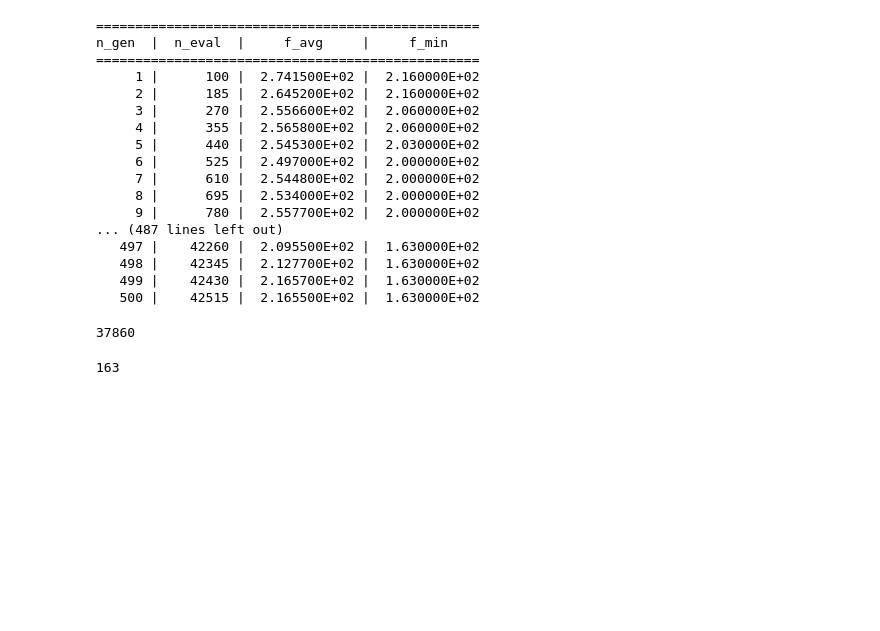
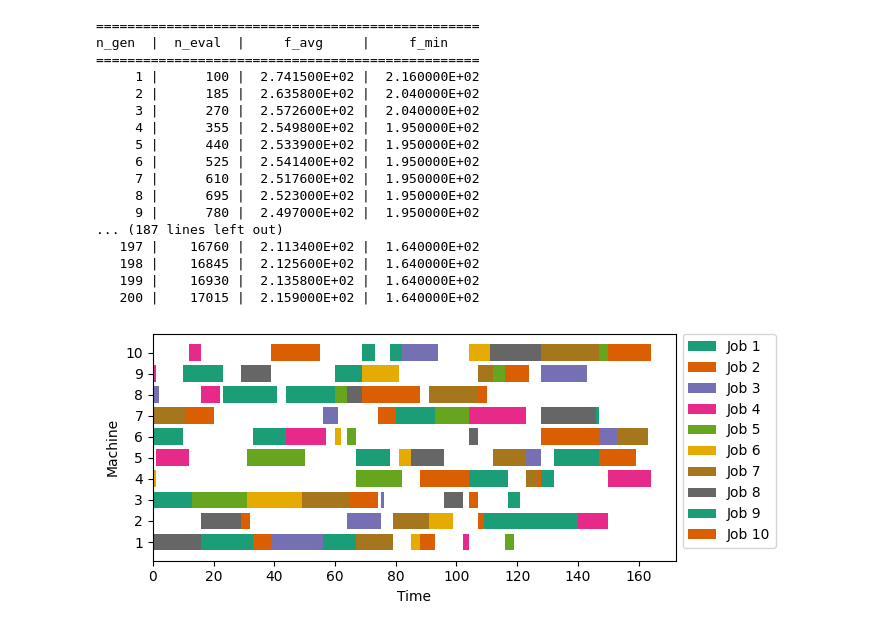
Before and after one commit to bruscalia/jobshop, a Jupyter notebook: notebooks/test_brkga.ipynb, the cells around one changed output. Cells and saved outputs as stored; diff of their text form; code cells hidden in the pictures; blank space fills up the shorter version.

```diff
--- a/notebooks/test_brkga.ipynb
+++ b/notebooks/test_brkga.ipynb
@@ -10,5 +9,5 @@ from pymoo.optimize import minimize
 # %%
-params = JobShopRandomParams(10, 10, seed=12)  # 10, 10 seed 12 known optimal solution 153
+params = JobShopRandomParams(10, 10, t_span=(0, 20), seed=12)  # 10, 10 seed 12 known optimal solution 153
 # %%
 class JobShopProblem(ElementwiseProblem):
 
@@ -33,7 +32,7 @@ class JobShopProblem(ElementwiseProblem):
 # %%
 class DuplicatesEncoder(ElementwiseDuplicateElimination):
 
-    def __init__(self, x_tol=0.01) -> None:
+    def __init__(self, x_tol=1e-3) -> None:
         super().__init__()
         self.x_tol = x_tol
 
@@ -46,34 +45,30 @@ class DuplicatesEncoder(ElementwiseDuplicateElimination):
 brkga = BRKGA(
     pop_size=100,
     perc_elite=0.15,
-    perc_mutants=0.2,
-    bias=0.7,
-    eliminate_duplicates=DuplicatesEncoder(0.00001),
+    perc_mutants=0.15,
+    bias=0.8,
+    eliminate_duplicates=DuplicatesEncoder(1e-5),
 )
 problem = JobShopProblem(params)
 # %%
-res = minimize(problem, brkga, ("n_gen", 500), verbose=True, seed=12)
+res = minimize(problem, brkga, ("n_gen", 200), verbose=True, seed=12)
 # %% [output]
 =================================================
 n_gen  |  n_eval  |     f_avg     |     f_min
 =================================================
      1 |      100 |  2.741500E+02 |  2.160000E+02
-     2 |      185 |  2.645200E+02 |  2.160000E+02
-     3 |      270 |  2.556600E+02 |  2.060000E+02
-     4 |      355 |  2.565800E+02 |  2.060000E+02
-     5 |      440 |  2.545300E+02 |  2.030000E+02
-     6 |      525 |  2.497000E+02 |  2.000000E+02
-     7 |      610 |  2.544800E+02 |  2.000000E+02
-     8 |      695 |  2.534000E+02 |  2.000000E+02
-     9 |      780 |  2.557700E+02 |  2.000000E+02
-... (487 lines left out)
-   497 |    42260 |  2.095500E+02 |  1.630000E+02
-   498 |    42345 |  2.127700E+02 |  1.630000E+02
-   499 |    42430 |  2.165700E+02 |  1.630000E+02
-   500 |    42515 |  2.165500E+02 |  1.630000E+02
+     2 |      185 |  2.635800E+02 |  2.040000E+02
+     3 |      270 |  2.572600E+02 |  2.040000E+02
+     4 |      355 |  2.549800E+02 |  1.950000E+02
+     5 |      440 |  2.533900E+02 |  1.950000E+02
+     6 |      525 |  2.541400E+02 |  1.950000E+02
+     7 |      610 |  2.517600E+02 |  1.950000E+02
+     8 |      695 |  2.523000E+02 |  1.950000E+02
+     9 |      780 |  2.497000E+02 |  1.950000E+02
+... (187 lines left out)
+   197 |    16760 |  2.113400E+02 |  1.640000E+02
+   198 |    16845 |  2.125600E+02 |  1.640000E+02
+   199 |    16930 |  2.135800E+02 |  1.640000E+02
+   200 |    17015 |  2.159000E+02 |  1.640000E+02
-# %%
-len(problem.decoder.known_solutions)
-# %% [output]
-37860
 # %%
 graph = problem.decoder.build_graph_from_string(res.X)
@@ -84,4 +75,4 @@ new_graph = local_search(graph)
-# %%
-new_graph.C
-# %% [output]
-163
+# %%
+graph.plot()
+# %% [output]
+[figure, added]
```
Also changed, not shown: parts of 3 cells of this notebook, 1 other file.
